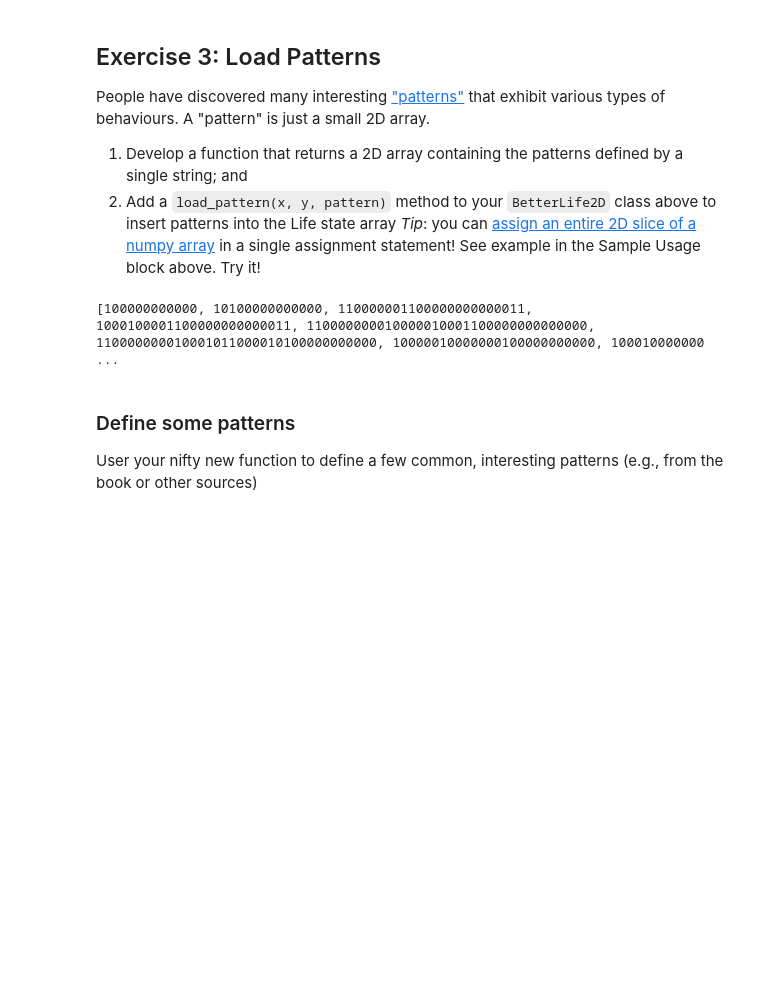
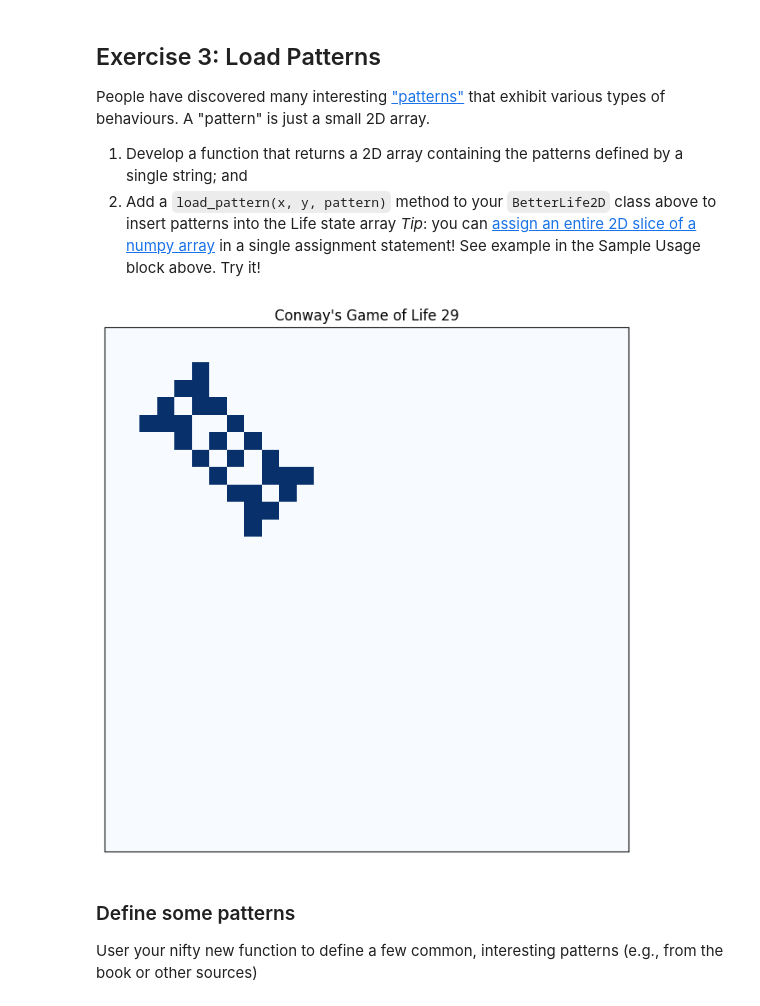
Before and after one commit to sammyfow/cap-comp215, a Jupyter notebook: labs/lab06-GoL.ipynb, the cells around one changed output. Saved outputs shown, nothing was run; the diff lists cells and outputs as text; code cells hidden in the pictures; blank space fills up the shorter version.

```diff
--- a/labs/lab06-GoL.ipynb
+++ b/labs/lab06-GoL.ipynb
@@ -228,35 +254,44 @@ A "pattern" is just a small 2D array.
 # %%
 # Here's an example of the glider pattern from above defined in a single string...
 glider_pattern = \
     """
     010
     001
     111
     """
-gosper_gun = \
+
+figure_8 = \
     """
-........................O...........
-......................O.O...........
-............OO......OO............OO
-...........O...O....OO............OO
-OO........O.....O...OO..............
-OO........O...O.OO....O.O...........
-..........O.....O.......O...........
-...........O...O....................
-............OO......................
+    110000
+    110100
+    000010
+    010000
+    001011
+    000011
     """
-gg = gosper_gun.replace('O', '1').replace('.', '0')
-lst =
+
+
+
+
+
+test1 = BetterLife2D(30, 30)
+test1.load_pattern(4, 4, figure_8)
+#print(test1.state)
+
+gol = Animation2D(test1, 30)
+gol.animate()
+
+
 
 
 
 
 
 
 
 # Ex. 3 your code here...
 # %% [output]
-[100000000000, 10100000000000, 110000001100000000000011, 1000100001100000000000011, 110000000010000010001100000000000000, 110000000010001011000010100000000000, 10000010000000100000000000, 100010000000 ...
+[figure, added]
 # %% [markdown]
 ### Define some patterns
 User your nifty new function to define a few common, interesting patterns (e.g., from the book or other sources)
```
Also changed, not shown: parts of 3 cells of this notebook.
